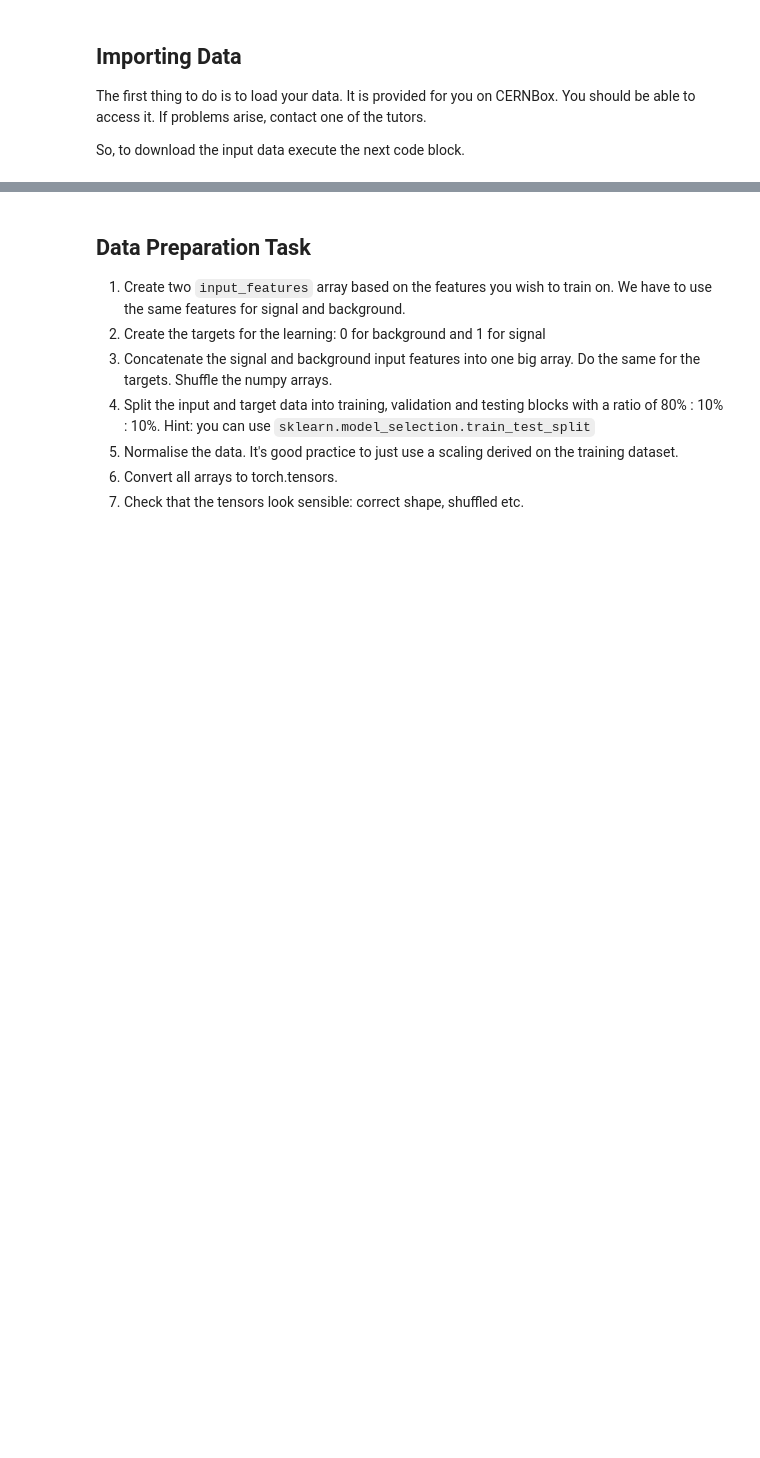
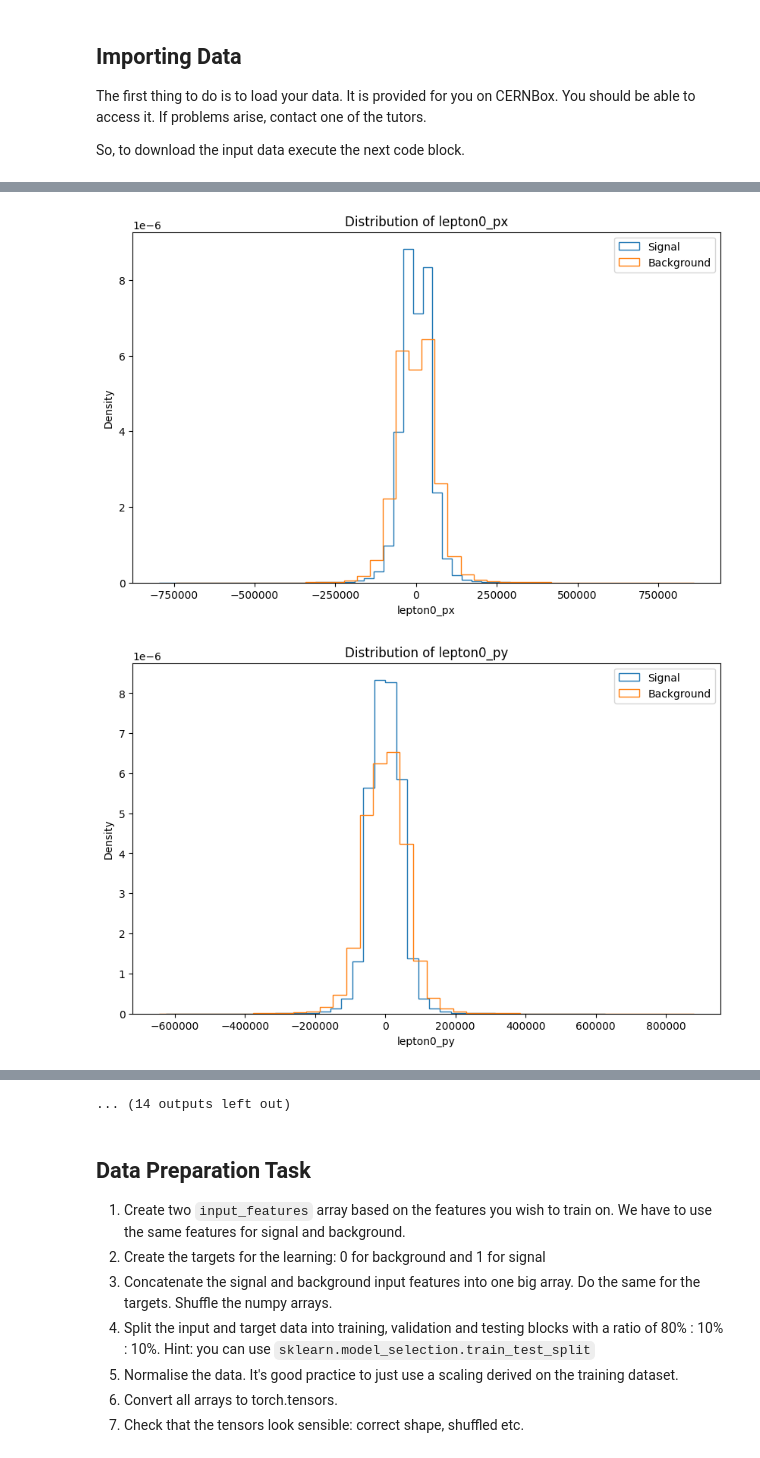
Before and after one commit to els285/Intro2NN4Physics, a Jupyter notebook: DNN4HEP_combined.ipynb, the cells around one changed output, grey strips where cells are left out. Saved outputs shown, nothing was run; the diff lists cells and outputs as text; code cells hidden in the pictures; blank space fills up the shorter version.

```diff
--- a/DNN4HEP_combined.ipynb
+++ b/DNN4HEP_combined.ipynb
@@ -67,0 +88,7 @@ compare_distributions(df_signal, df_background, 'angle_between_leptons')
+# %%
+list_of_selected_features = df_signal.columns
+for feature in list_of_selected_features:
+    compare_distributions(df_signal, df_background, feature)
+# %% [output]
+[figure, added]
+[figure, added]
@@ -68,3 +105,4 @@ compare_distributions(df_signal, df_background, 'angle_between_leptons')
+... (14 outputs left out)
 # %% [markdown]
 ## Data Preparation Task
 1. Create two `input_features` array based on the features you wish to train on. We have to use the same features for signal and background.
```
Also changed, not shown: parts of 8 cells of this notebook.
